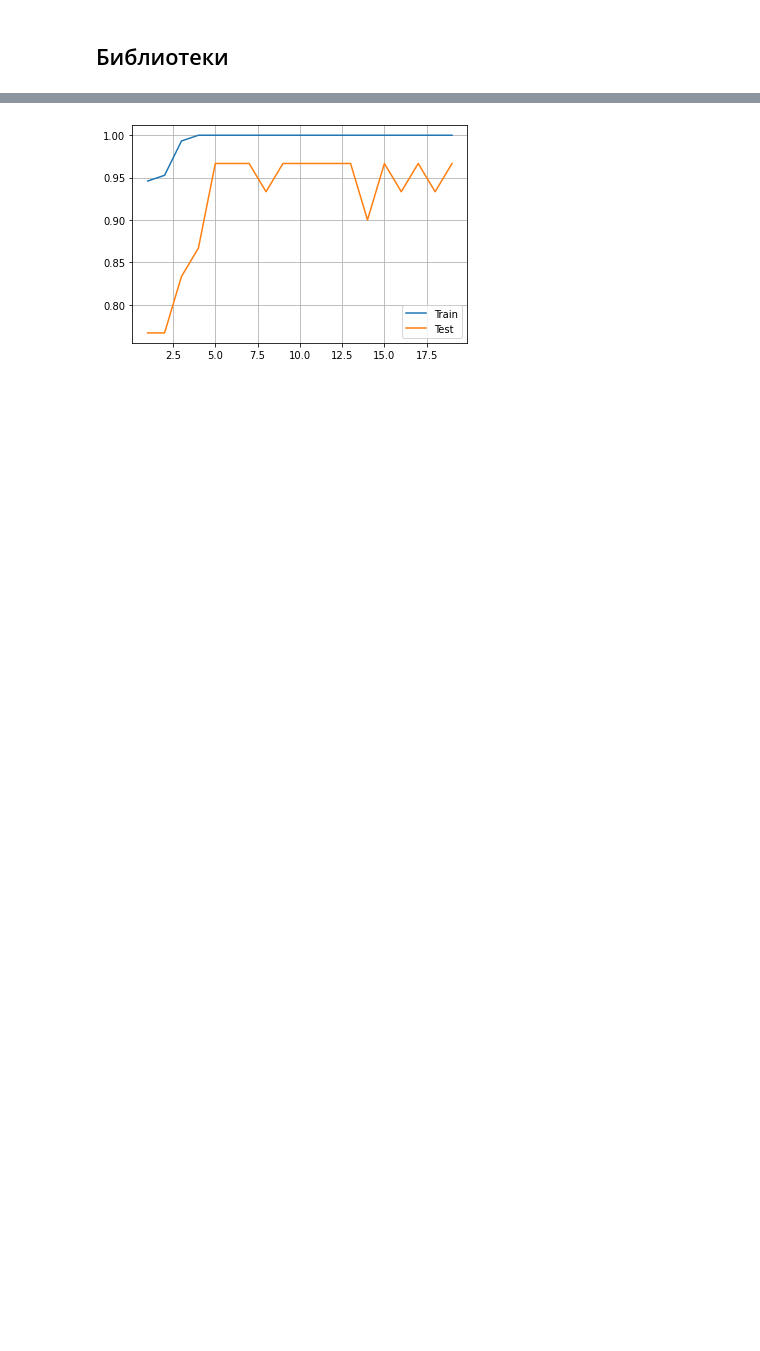
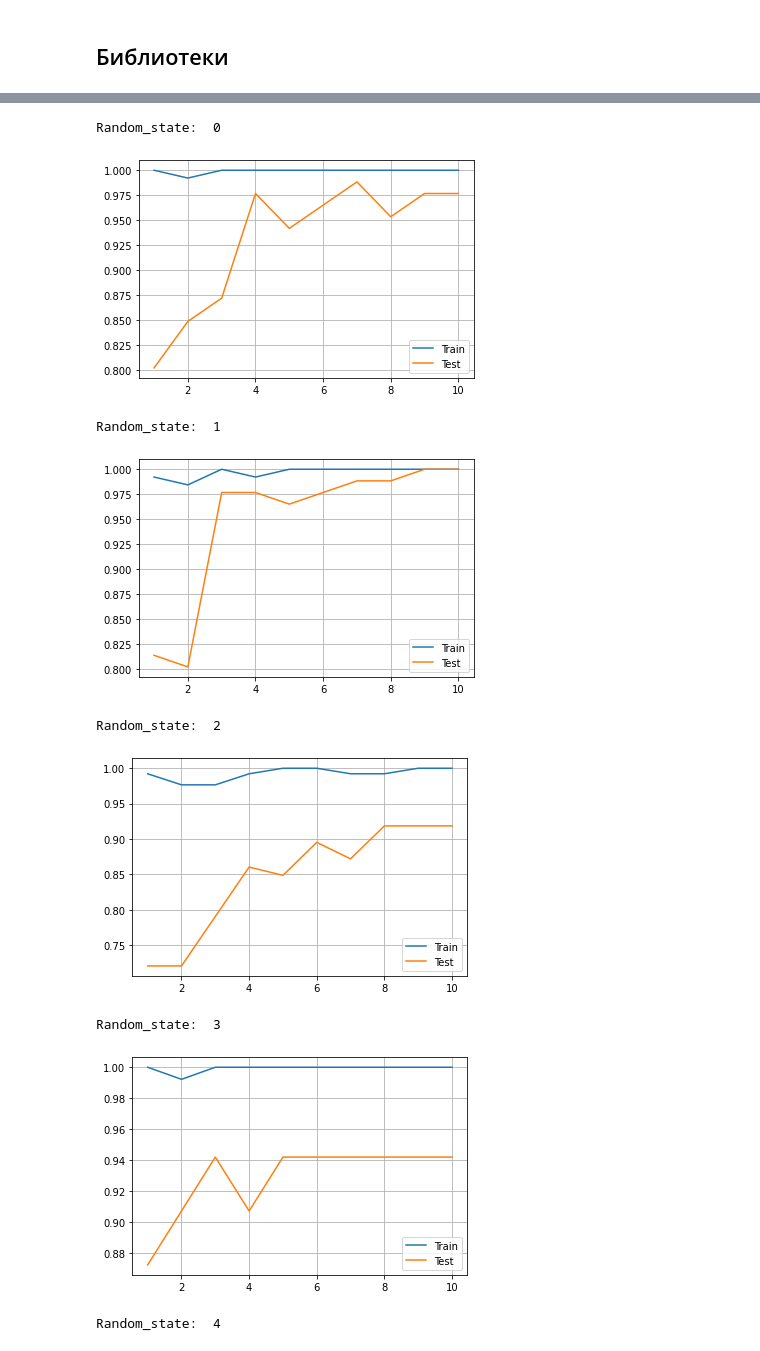
Before and after one commit to Dreammary0/Machine_learning, a Jupyter notebook: ММО 2022 - 2 Логические методы.ipynb, the cells around one changed output, grey strips where cells are left out. Cells and saved outputs as stored; diff of their text form; code cells hidden in the pictures; blank space fills up the shorter version.

```diff
--- a/ММО 2022 - 2 Логические методы.ipynb
+++ b/ММО 2022 - 2 Логические методы.ipynb
@@ -249,23 +267,34 @@ for estimators in n_estimators:
-# %%
-plt.plot(n_estimators, scores_train, label='Train')
-plt.plot(n_estimators, scores_test, label='Test')
-
-plt.legend(loc='best')
-plt.grid()
-plt.show()
-# %% [output]
-[figure, removed]
 # %%
-# Зависимость качества от числа признаков при расщеплении
+# Зависимость качества от числа признаков при расщеплении на различных разбиениях
+for i in range(0,11):
+  X_train, X_test, Y_train, Y_test = train_test_split(X, Y,
+                                                    test_size = 0.40,   # Процент элементов в контрольной выборке
+                                                    random_state = i)  # Фиксация разбиения на обучение и контроль
+  models = []
+  scores_train = []
+  scores_test = []
+  max_features = list(range(1, 11))
+  for features in max_features:
+      model = RandomForestClassifier(criterion='entropy', n_estimators=6,
+                                     max_features=features, random_state=0)
+      model.fit(X_train, Y_train)
+      models.append(model)
+      scores_test.append(model.score(X_test, Y_test))
+      scores_train.append(model.score(X_train, Y_train))
+  print("Random_state: ", i)
+  plt.plot(max_features, scores_train, label='Train')
+  plt.plot(max_features, scores_test, label='Test')
 
-models = []
-scores_train = []
-scores_test = []
-max_features = list(range(1, 13))
-for features in max_features:
-    model = RandomForestClassifier(criterion='entropy', n_estimators=6,
-                                   max_features=features, random_state=0)
-    model.fit(X_train, Y_train)
-    models.append(model)
-    scores_test.append(model.score(X_test, Y_test))
-    scores_train.append(model.score(X_train, Y_train))
+  plt.legend(loc='Best')
+  plt.grid()
+  plt.show()
+# %% [output]
+Random_state:  0
+[figure, added]
+Random_state:  1
+[figure, added]
+Random_state:  2
+[figure, added]
+Random_state:  3
+[figure, added]
+Random_state:  4
```
Also changed, not shown: parts of 31 cells of this notebook, 2 other files.
